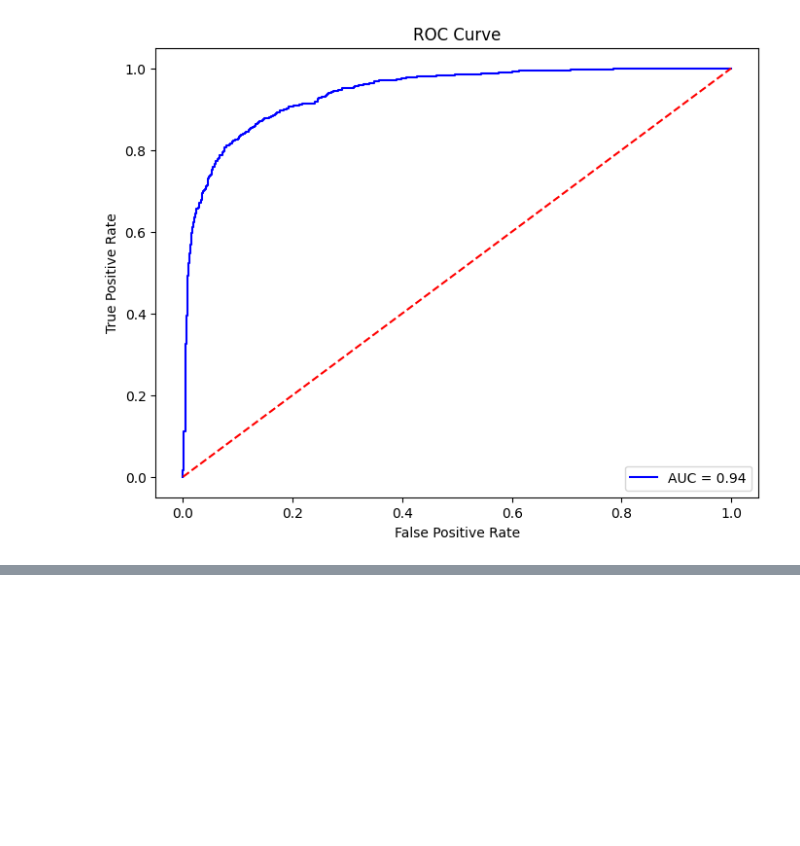
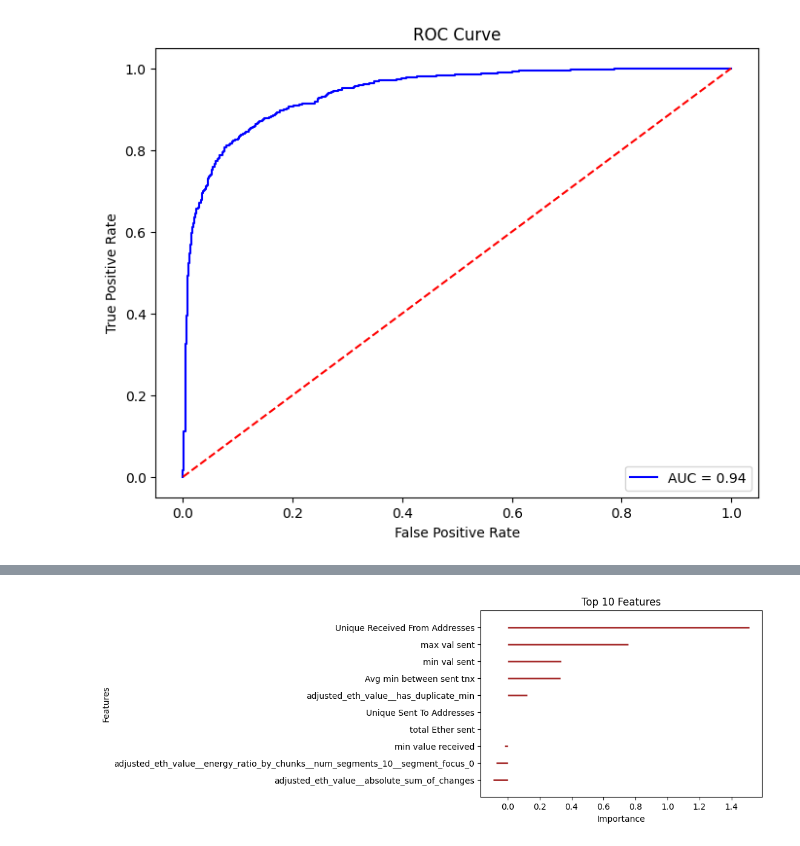
Before and after one commit to shazzad-hasan/ethereum-fraud-detection, a Jupyter notebook: models/logistic_reg.ipynb, the cells around one changed output, grey strips where cells are left out. Cells and saved outputs as stored; diff of their text form; code cells hidden in the pictures; blank space fills up the shorter version.

```diff
--- a/models/logistic_reg.ipynb
+++ b/models/logistic_reg.ipynb
@@ -190,3 +190,18 @@ plt.show();
+# %%
+top_10_indices = indices[-10:]
+
+fig, ax = plt.subplots(figsize=(6,4))
+plt.title("Top 10 Features")
+y_positions = range(len(top_10_indices))
+plt.hlines(y=y_positions, xmin=0, xmax=feat_importances[top_10_indices], color='brown', linewidth=2)
+features = ['{}'.format(feature_list[i]) for i in range(len(feature_list))]
+plt.yticks(y_positions, [features[idx] for idx in top_10_indices])
+plt.ylim([-1, len(top_10_indices)])
+plt.xlabel("Importance")
+plt.ylabel("Features")
+plt.show()
+# %% [output]
+[figure, added]
 # %%
 # Save the model
 pickle_out = open('/content/drive/MyDrive/ethereum-fraud-detection/saved-models/logistic_reg.pickle', 'wb')
```
Also changed, not shown: parts of 4 cells of this notebook.
